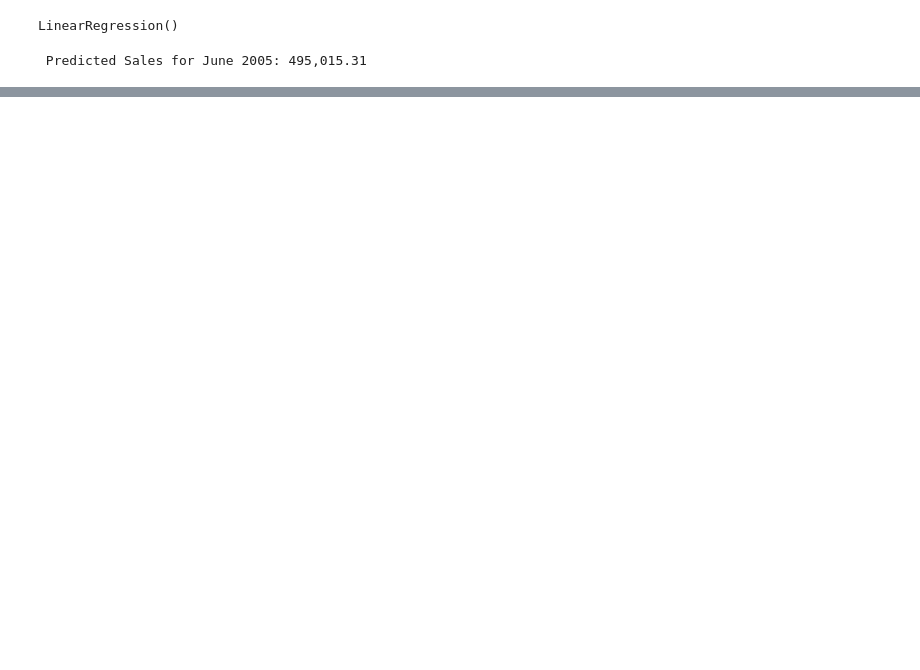
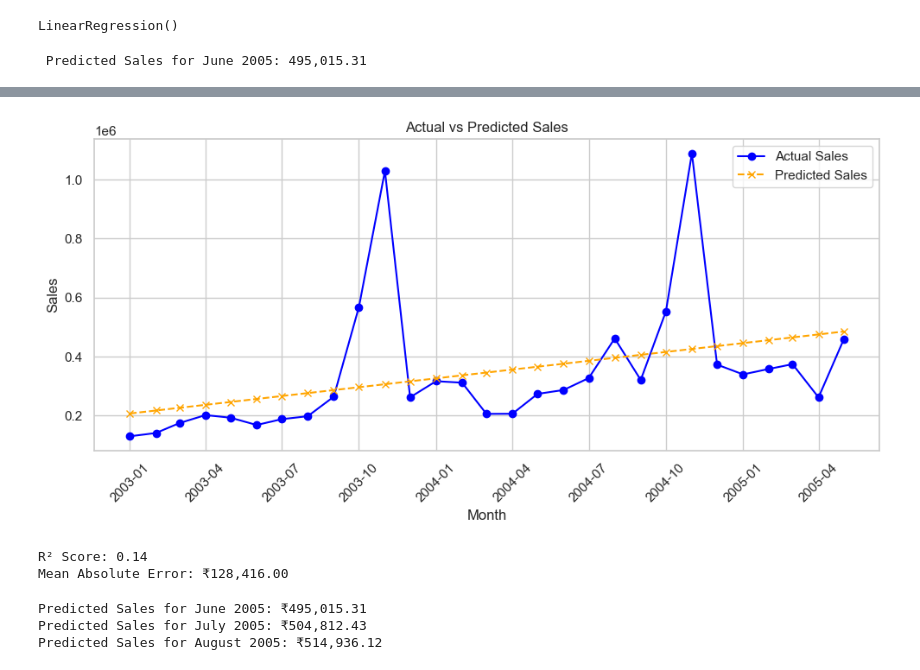
Before and after one commit to Krithika-devadiga/sales-data-analysis, a Jupyter notebook: notebooks/sales_analysis.ipynb, the cells around one changed output, grey strips where cells are left out. Saved outputs shown, nothing was run; the diff lists cells and outputs as text; code cells hidden in the pictures; blank space fills up the shorter version.

```diff
--- a/notebooks/sales_analysis.ipynb
+++ b/notebooks/sales_analysis.ipynb
@@ -204,2 +204,43 @@ plt.show()
 # %%
 monthly_sales.to_csv("monthly_sales_predictions.csv", index=False)
+# %%
+
+monthly_sales['PREDICTED_SALES'] = model.predict(X)
+import matplotlib.pyplot as plt
+
+plt.figure(figsize=(10, 5))
+plt.plot(monthly_sales['MONTH'], monthly_sales['SALES'], label='Actual Sales', color='blue', marker='o')
+plt.plot(monthly_sales['MONTH'], monthly_sales['PREDICTED_SALES'], label='Predicted Sales', color='orange', linestyle='--', marker='x')
+plt.xlabel('Month')
+plt.ylabel('Sales')
+plt.title('Actual vs Predicted Sales')
+plt.legend()
+plt.xticks(rotation=45)
+plt.tight_layout()
+plt.show()
+# %% [output]
+[figure, added]
+# %%
+from sklearn.metrics import r2_score, mean_absolute_error
+
+r2 = r2_score(y, monthly_sales['PREDICTED_SALES'])
+mae = mean_absolute_error(y, monthly_sales['PREDICTED_SALES'])
+
+print(f"R² Score: {r2:.2f}")
+print(f"Mean Absolute Error: ₹{mae:,.2f}")
+# %% [output]
+R² Score: 0.14
+Mean Absolute Error: ₹128,416.00
+# %%
+import pandas as pd
+
+future_months = [monthly_sales['MONTH'].max() + pd.DateOffset(months=i) for i in range(1, 4)]
+future_ordinals = np.array([d.toordinal() for d in future_months]).reshape(-1, 1)
+future_predictions = model.predict(future_ordinals)
+
+for date, pred in zip(future_months, future_predictions):
+    print(f"Predicted Sales for {date.strftime('%B %Y')}: ₹{pred:,.2f}")
+# %% [output]
+Predicted Sales for June 2005: ₹495,015.31
+Predicted Sales for July 2005: ₹504,812.43
+Predicted Sales for August 2005: ₹514,936.12
```
Also changed, not shown: parts of 7 cells of this notebook.
